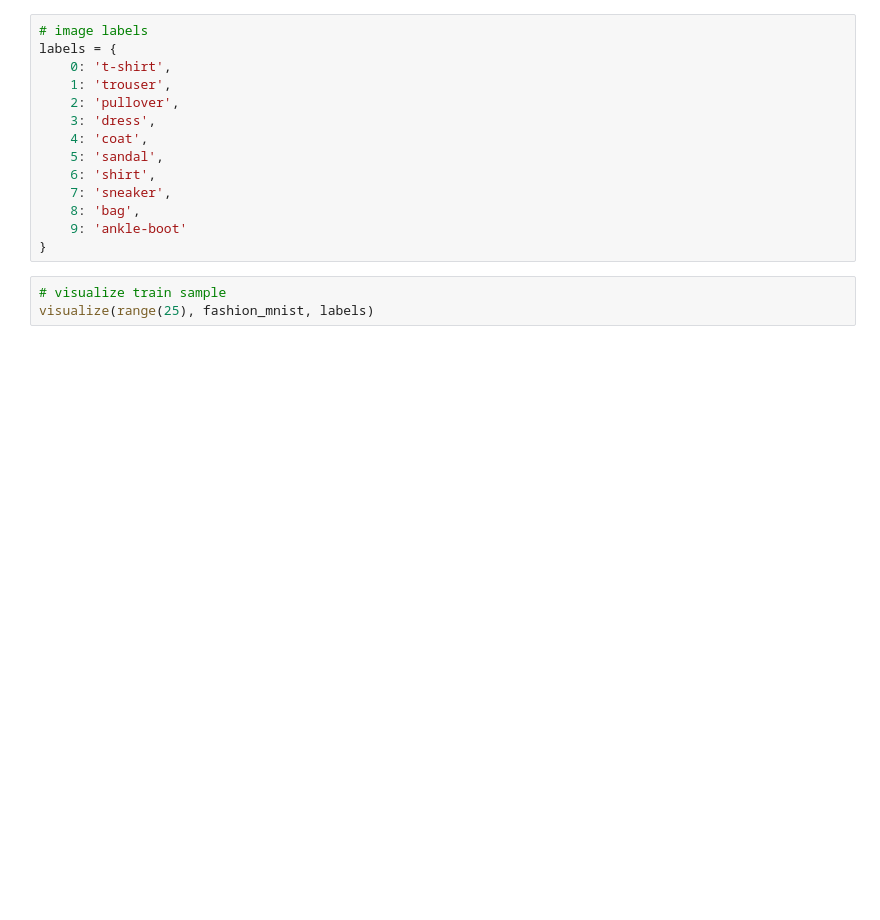
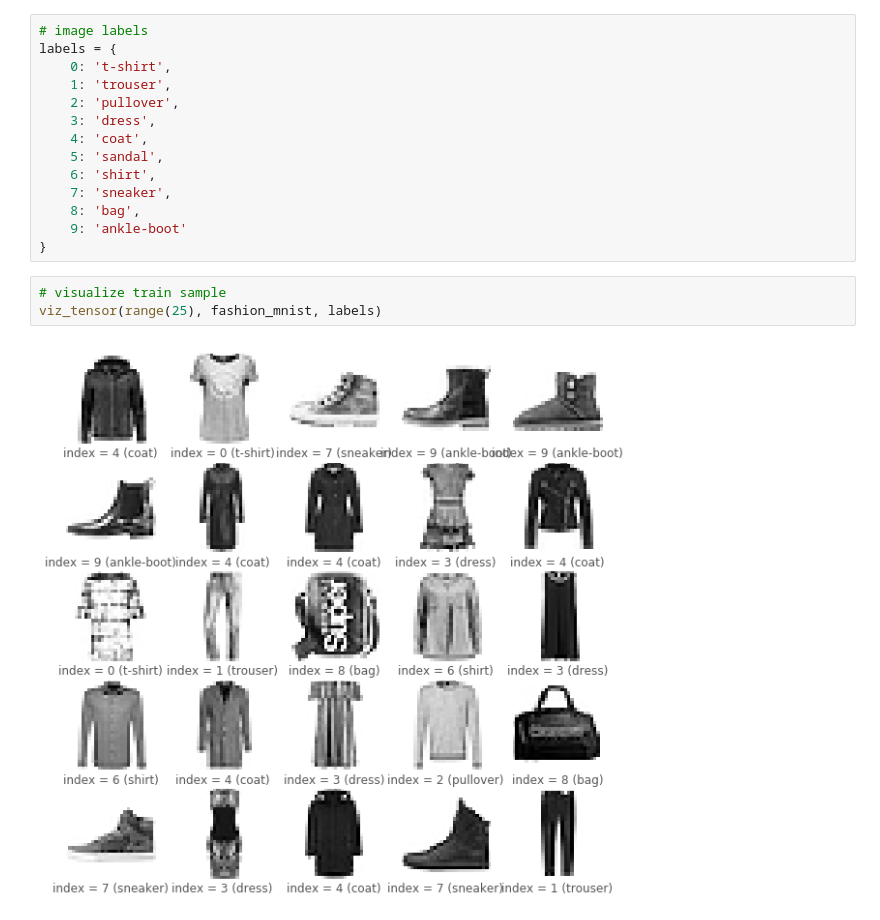
Before and after one commit to jeff1evesque/ist-718-lab, a Jupyter notebook: lab3/assignment3.ipynb, the cells around one changed output. Cells and saved outputs as stored; diff of their text form; blank space fills up the shorter version.

```diff
--- a/lab3/assignment3.ipynb
+++ b/lab3/assignment3.ipynb
@@ -29,7 +38,9 @@ labels = {
 }
 # %%
 # visualize train sample
-visualize(range(25), fashion_mnist, labels)
+viz_tensor(range(25), fashion_mnist, labels)
+# %% [output]
+[figure, added]
 # %%
 # generate neural network
 train = fashion_mnist.train
```
Also changed, not shown: parts of 6 cells of this notebook.
